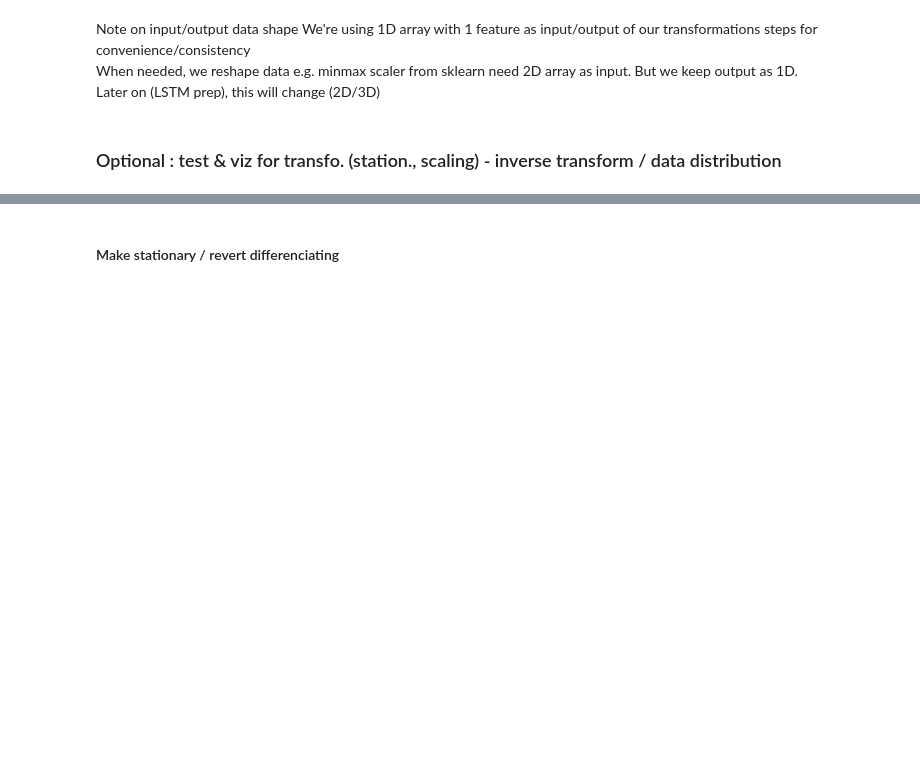
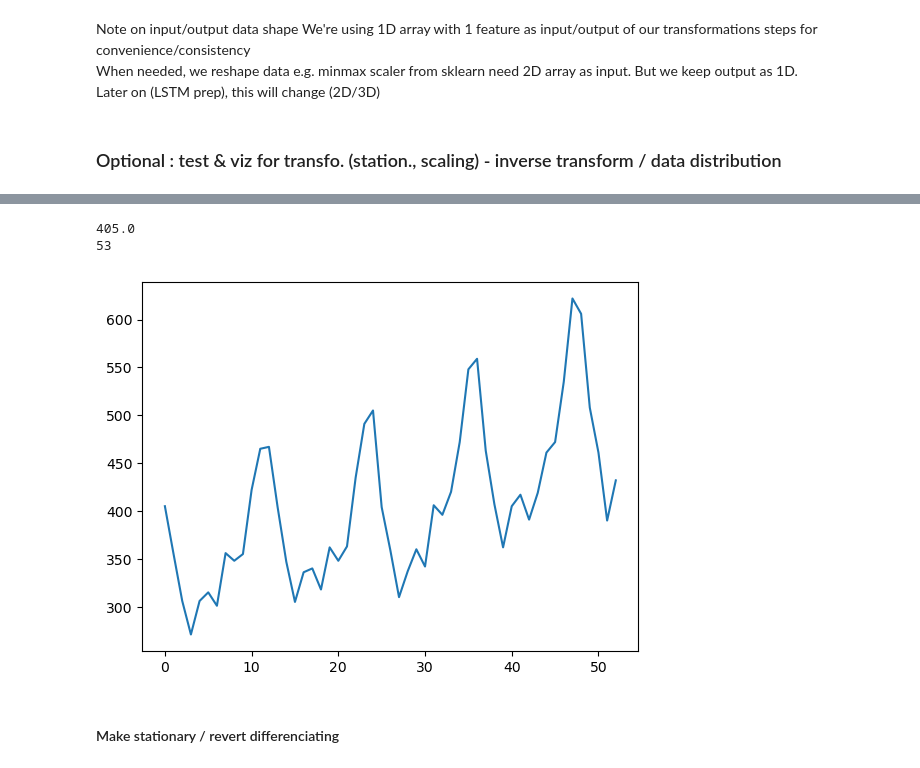
Before and after one commit to matthieuvion/lstm-gpu-jupyter, a Jupyter notebook: src/lstm_benchmark.ipynb, the cells around one changed output, grey strips where cells are left out. Drawn from its saved outputs; the diff is of its cells as text; code cells hidden in the pictures; blank space fills up the shorter version.

```diff
--- a/src/lstm_benchmark.ipynb
+++ b/src/lstm_benchmark.ipynb
@@ -154,3 +212,14 @@ def to_2d(array: np.array) -> np.array:
+# %%
+# revert differencing (test data)
+print(ts_test[0])
+# ts_test_reverted = revert_differenciating(ts_test_stationary, 405)
+ts_test_reverted = revert_differenciating2(ts_test_stationary, 405)
+plt.plot(ts_test_reverted)
+print(len(ts_test_reverted))
+# %% [output]
+405.0
+53
+[figure, added]
 # %% [markdown]
 #### Make stationary / revert differenciating
 # %%
```
Also changed, not shown: parts of 52 cells of this notebook.
